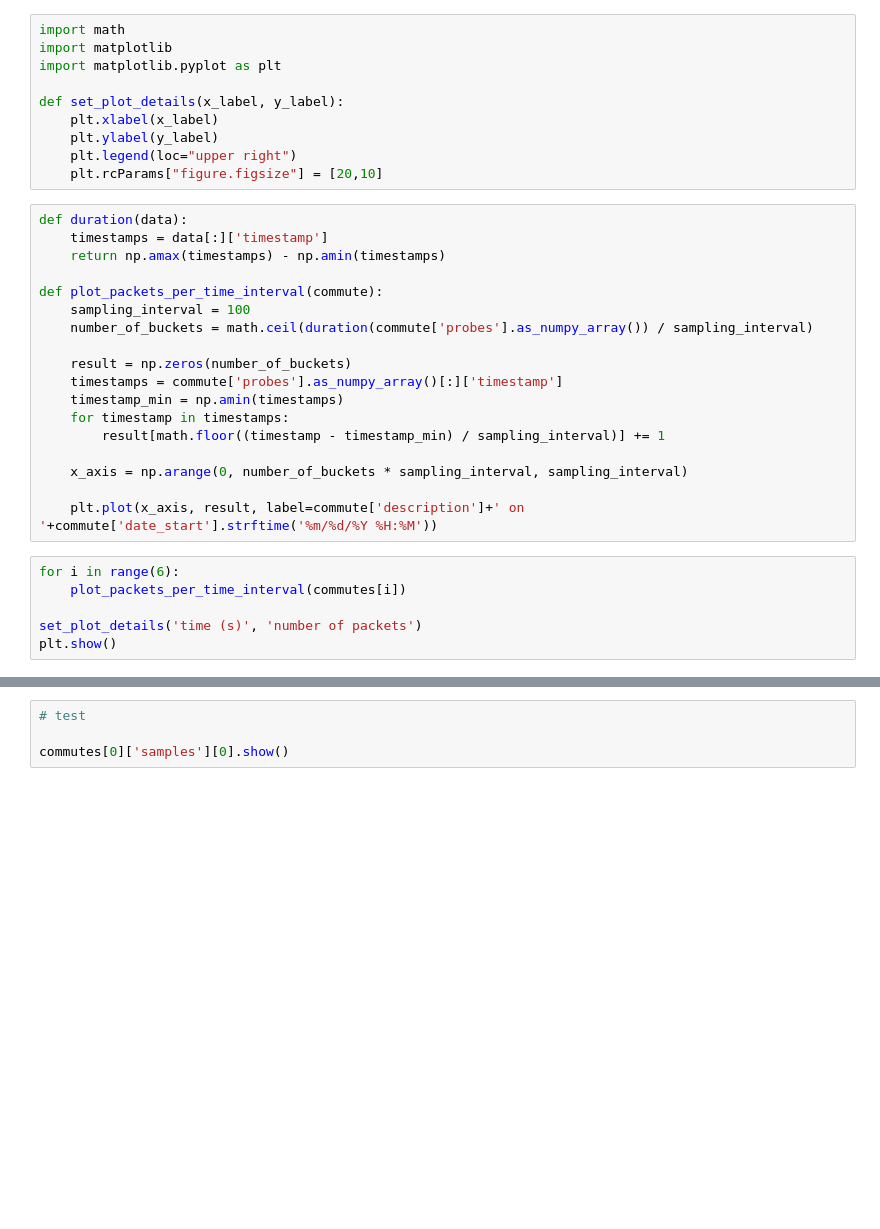
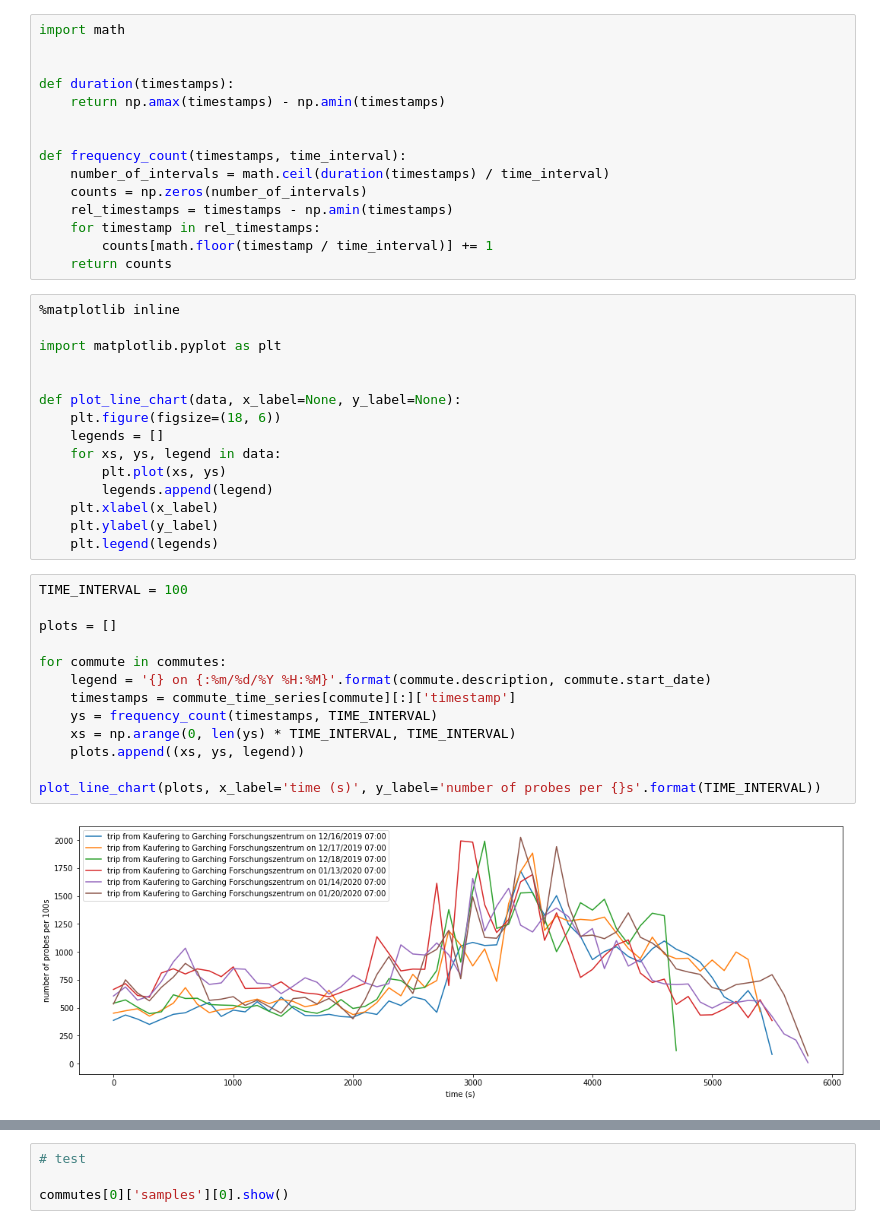
Before and after one commit to simonzachau/wifi-probes-analytics, a Jupyter notebook: analytics.ipynb, the cells around one changed output, grey strips where cells are left out. Drawn from its saved outputs; the diff is of its cells as text; blank space fills up the shorter version.

```diff
--- a/analytics.ipynb
+++ b/analytics.ipynb
@@ -92,34 +67,45 @@ for commute in commutes:
+# %%
+import math
+
+
+def duration(timestamps):
+    return np.amax(timestamps) - np.amin(timestamps)
+
+
+def frequency_count(timestamps, time_interval):
+    number_of_intervals = math.ceil(duration(timestamps) / time_interval)
+    counts = np.zeros(number_of_intervals)
+    rel_timestamps = timestamps - np.amin(timestamps)
+    for timestamp in rel_timestamps:
+        counts[math.floor(timestamp / time_interval)] += 1
+    return counts
 # %%
-import math
-import matplotlib
+%matplotlib inline
+
 import matplotlib.pyplot as plt
 
-def set_plot_details(x_label, y_label):
+
+def plot_line_chart(data, x_label=None, y_label=None):
+    plt.figure(figsize=(18, 6))
+    legends = []
+    for xs, ys, legend in data:
+        plt.plot(xs, ys)
+        legends.append(legend)
     plt.xlabel(x_label)
     plt.ylabel(y_label)
-    plt.legend(loc="upper right")
-    plt.rcParams["figure.figsize"] = [20,10]
+    plt.legend(legends)
-# %%
-def duration(data):
-    timestamps = data[:]['timestamp']
-    return np.amax(timestamps) - np.amin(timestamps)
-
-def plot_packets_per_time_interval(commute):
-    sampling_interval = 100
-    number_of_buckets = math.ceil(duration(commute['probes'].as_numpy_array()) / sampling_interval)
-
-    result = np.zeros(number_of_buckets)
-    timestamps = commute['probes'].as_numpy_array()[:]['timestamp']
-    timestamp_min = np.amin(timestamps)
-    for timestamp in timestamps:
-        result[math.floor((timestamp - timestamp_min) / sampling_interval)] += 1
-
-    x_axis = np.arange(0, number_of_buckets * sampling_interval, sampling_interval)
-
-    plt.plot(x_axis, result, label=commute['description']+' on '+commute['date_start'].strftime('%m/%d/%Y %H:%M'))
-# %%
-for i in range(6):
-    plot_packets_per_time_interval(commutes[i])
-
-set_plot_details('time (s)', 'number of packets')
-plt.show()
+# %%
+TIME_INTERVAL = 100
+
+plots = []
+
+for commute in commutes:
+    legend = '{} on {:%m/%d/%Y %H:%M}'.format(commute.description, commute.start_date)
+    timestamps = commute_time_series[commute][:]['timestamp']
+    ys = frequency_count(timestamps, TIME_INTERVAL)
+    xs = np.arange(0, len(ys) * TIME_INTERVAL, TIME_INTERVAL)
+    plots.append((xs, ys, legend))
+
+plot_line_chart(plots, x_label='time (s)', y_label='number of probes per {}s'.format(TIME_INTERVAL))
+# %% [output]
+[figure, added]
```
Also changed, not shown: parts of 7 cells of this notebook, 1 other file.
